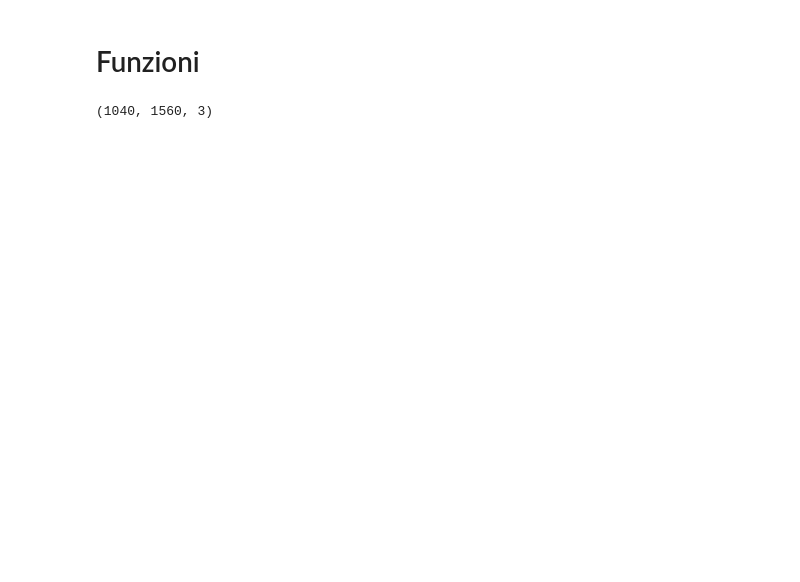
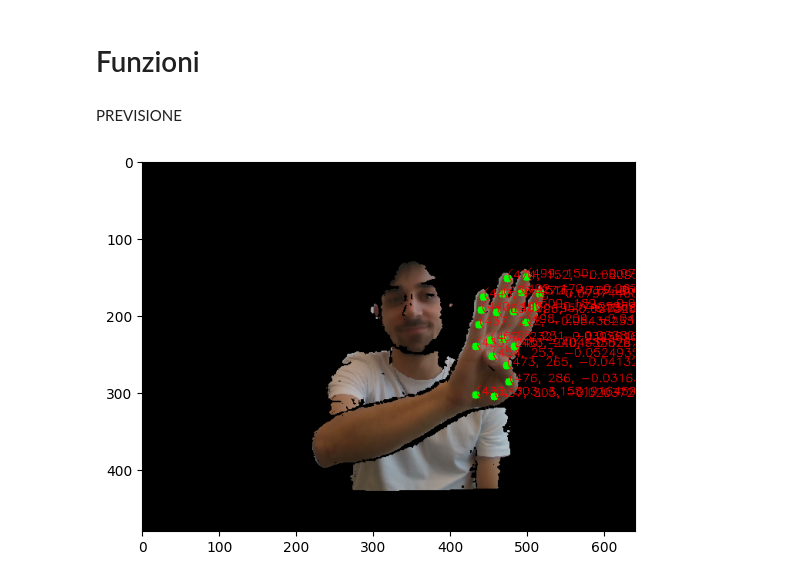
Before and after one commit to Giovanni-LE/Gesturerecognition, a Jupyter notebook: depth.ipynb, the cells around one changed output. Cells and saved outputs as stored; diff of their text form; code cells hidden in the pictures; blank space fills up the shorter version.

```diff
--- a/depth.ipynb
+++ b/depth.ipynb
@@ -86,59 +106,53 @@ def calculate_accuracy(predicted_z_values, real_z_values, threshold): #calcola l
 
     return accuracy
+# %% [markdown]
+PREVISIONE
 # %%
-# Carica l'immagine RGB e la mappa di profondità
-rgb_image = cv2.imread('Due.jpg')
-depth_map = cv2.imread('001185 2.jpg', cv2.IMREAD_GRAYSCALE)
+rgb_image = cv2.imread('Frame Depth/4/marco_38859_dx.png') # Carica l'immagine RGB
+depth_map = np.fromfile('Frame Depth/4/marco_38859_dx_Depth.raw', dtype=np.uint16) # Carica la mappa di profondità RAW come array numpy
+
+#Poiché il formato è "Z16" (16 bit di profondità), possiamo utilizzare il tipo di dati numpy
+# "np.float16" per rappresentare i valori di profondità.
+
+image_height, image_width, _ = rgb_image.shape #estrae la dimensione dell'immagine rgb
+
+depth_map = depth_map.reshape(image_height, image_width) # Ridimensiona la mappa di profondità all'altezza e larghezza dell'immagine RGB
+
 
 # Carica il modello di MediaPipe per il rilevamento delle mani
 with mp_holistic.Holistic(min_detection_confidence=0.5, min_tracking_confidence=0.5) as holistic:
-    # Effettua la rilevazione delle mani con MediaPipe
-    image, results = mediapipe_detection(rgb_image, holistic)
+
+    image, results = mediapipe_detection(rgb_image, holistic) # Effettua la rilevazione delle mani con MediaPipe
 
     #Per verificare visivamente la presenza di landmark prima dell'estrazione delle coordinate
-    """# Draw landmarks
-    draw_styled_landmarks(image, results)
+    # Draw landmarks
+    """draw_styled_landmarks(image, results)
     plt.imshow(cv2.cvtColor(image, cv2.COLOR_BGR2RGB))"""
 
     # Estrai le coordinate dei landmark della mano destra e sinistra
     right_hand_landmark_coordinates, left_hand_landmark_coordinates = extract_hand_landmark_coordinates(results)
 
     #Per verificare visivamente la presenza di landmark dopo dell'estrazione delle coordinate
-    """for landmark in left_hand_landmark_coordinates:
-    x, y, z = landmark
-    cv2.circle(image, (x, y), 5, (0, 255, 0), -1)  # Disegna un cerchio verde intorno al landmark
-    cv2.putText(image, f"({x}, {y}, {z})", (x, y), cv2.FONT_HERSHEY_SIMPLEX, 0.5, (0, 0, 255), 1)  # Mostra le coordinate
-    cv2.imshow('Landmarks', image)"""
+    for landmark in left_hand_landmark_coordinates:
+        x, y, z = landmark
+        cv2.circle(image, (x, y), 5, (0, 255, 0), -1)  # Disegna un cerchio verde intorno al landmark
+        cv2.putText(image, f"({x}, {y}, {z})", (x, y), cv2.FONT_HERSHEY_SIMPLEX, 0.5, (0, 0, 255), 1)  # Mostra le coordinate
+    plt.imshow(cv2.cvtColor(image, cv2.COLOR_BGR2RGB))
+
+    for landmark in right_hand_landmark_coordinates:
+        x, y, z = landmark
+        cv2.circle(image, (x, y), 5, (0, 255, 0), -1)  # Disegna un cerchio verde intorno al landmark
+        cv2.putText(image, f"({x}, {y}, {z})", (x, y), cv2.FONT_HERSHEY_SIMPLEX, 0.5, (0, 0, 255), 1)  # Mostra le coordinate
+    plt.imshow(cv2.cvtColor(image, cv2.COLOR_BGR2RGB))
 
 
-    """# Estrai i valori di z reali e predetta dalla mappa di profondità per la mano destra
+    # Estrai i valori di z reali e predetta dalla mappa di profondità per la mano destra
     real_z_values_right, predicted_z_values_right = extract_real_z_values(right_hand_landmark_coordinates, depth_map)
 
     # Estrai i valori di z reali e predetta dalla mappa di profondità per la mano sinistra
     real_z_values_left, predicted_z_values_left = extract_real_z_values(left_hand_landmark_coordinates, depth_map)
 
 
     # Calcola l'accuratezza per la mano destra
-    threshold = 0.1  # Soglia per l'accuratezza
-    accuracy_right = calculate_accuracy(predicted_z_values_right, real_z_values_right, threshold)
-    print(f"Accuracy (Right Hand): {accuracy_right}")
-
-    # Calcola l'accuratezza per la mano sinistra
-    accuracy_left = calculate_accuracy(predicted_z_values_left, real_z_values_left, threshold)
-    print(f"Accuracy (Left Hand): {accuracy_left}")
-
-    # Visualizza i landmark delle mani sull'immagine
-    for landmark in right_hand_landmark_coordinates:
-        cv2.circle(image, landmark, 3, (0, 255, 0), -1)
-
-    for landmark in left_hand_landmark_coordinates:
-        cv2.circle(image, landmark, 3, (0, 0, 255), -1)
-
-    # Mostra l'immagine a schermo
-    cv2.imshow('OpenCV Feed', image)
-    cv2.waitKey(0)
-    cv2.destroyAllWindows()"""
+# %% [output]
+[figure, added]
-# %%
-image.shape
-# %% [output]
-(1040, 1560, 3)
```
Also changed, not shown: parts of 10 cells of this notebook, 3 other files.
